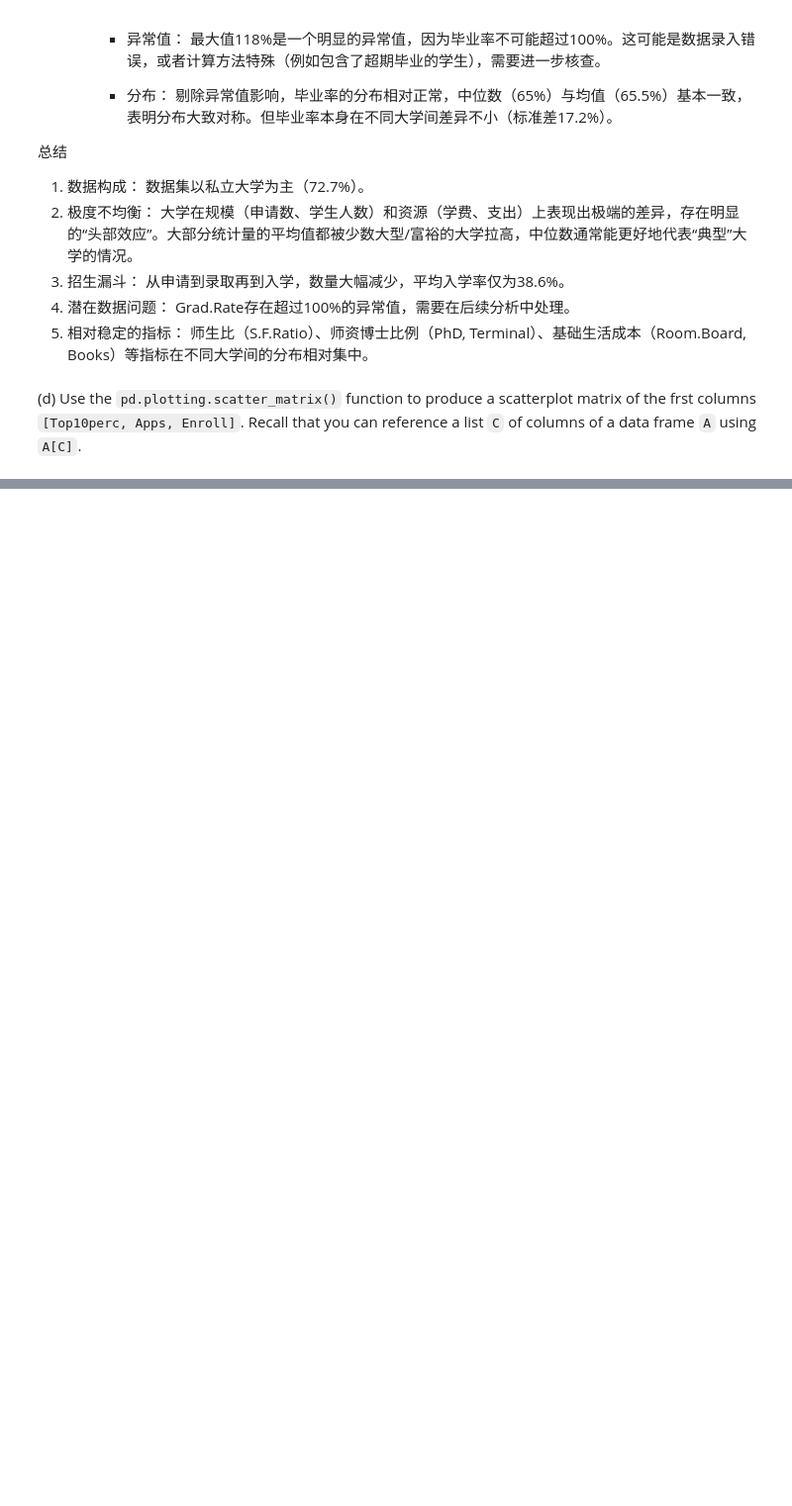
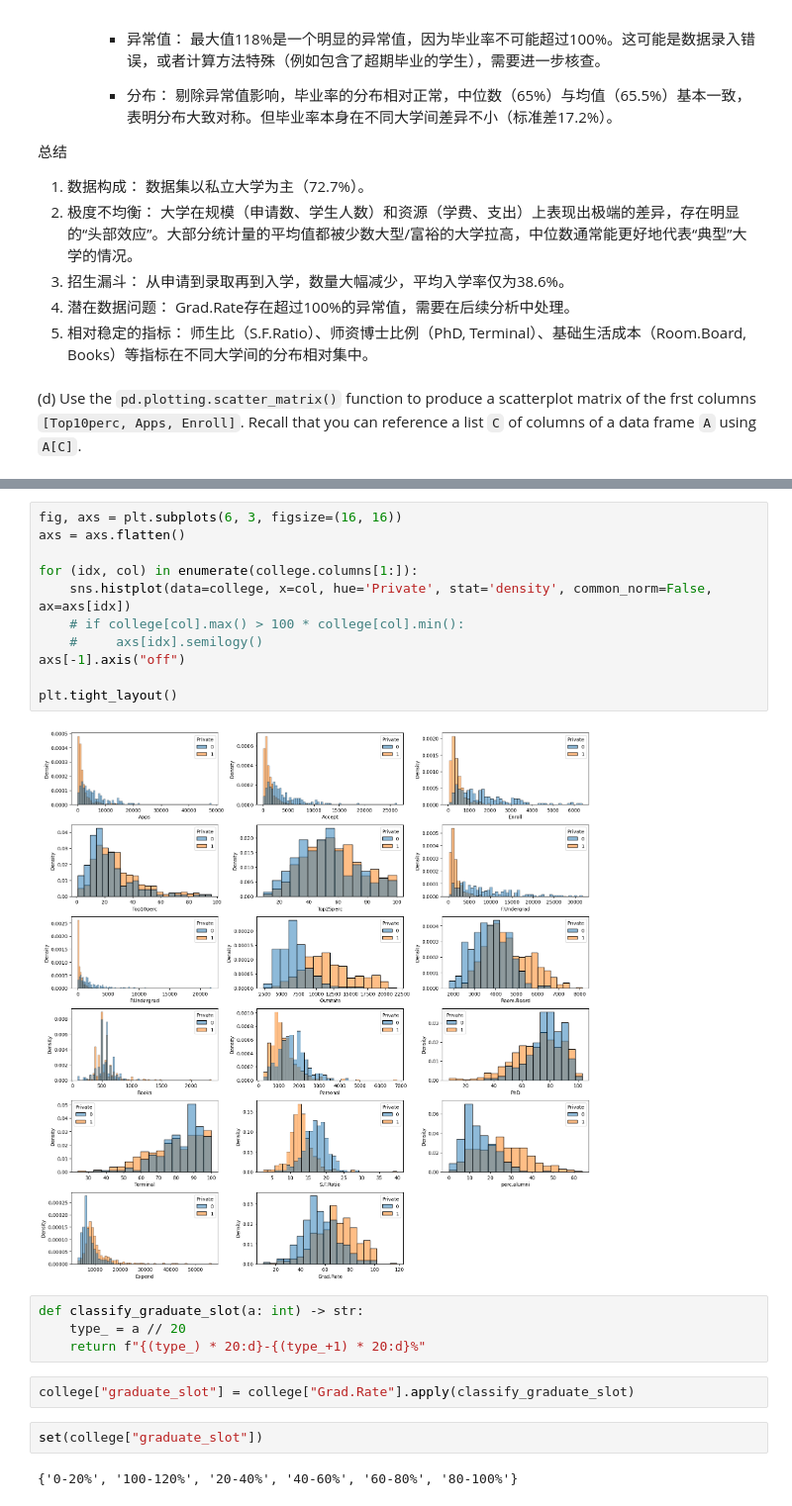
Before and after one commit to hrjtju/way_to_math, a Jupyter notebook: 3_Learn/2_Lectures/0_MachineLearning/1_Midterm_homework/2_code/hw1_applied.ipynb, the cells around one changed output, grey strips where cells are left out. Shown at 99% size. Drawn from its saved outputs; the diff is of its cells as text; blank space fills up the shorter version.

```diff
--- a/3_Learn/2_Lectures/0_MachineLearning/1_Midterm_homework/2_code/hw1_applied.ipynb
+++ b/3_Learn/2_Lectures/0_MachineLearning/1_Midterm_homework/2_code/hw1_applied.ipynb
@@ -280,0 +253,23 @@ college
+# %%
+fig, axs = plt.subplots(6, 3, figsize=(16, 16))
+axs = axs.flatten()
+
+for (idx, col) in enumerate(college.columns[1:]):
+    sns.histplot(data=college, x=col, hue='Private', stat='density', common_norm=False, ax=axs[idx])
+    # if college[col].max() > 100 * college[col].min():
+    #     axs[idx].semilogy()
+axs[-1].axis("off")
+
+plt.tight_layout()
+# %% [output]
+[figure, added]
+# %%
+def classify_graduate_slot(a: int) -> str:
+    type_ = a // 20
+    return f"{(type_) * 20:d}-{(type_+1) * 20:d}%"
+# %%
+college["graduate_slot"] = college["Grad.Rate"].apply(classify_graduate_slot)
+# %%
+set(college["graduate_slot"])
+# %% [output]
+{'0-20%', '100-120%', '20-40%', '40-60%', '60-80%', '80-100%'}
```
Also changed, not shown: parts of 20 cells of this notebook, 1 other file.
